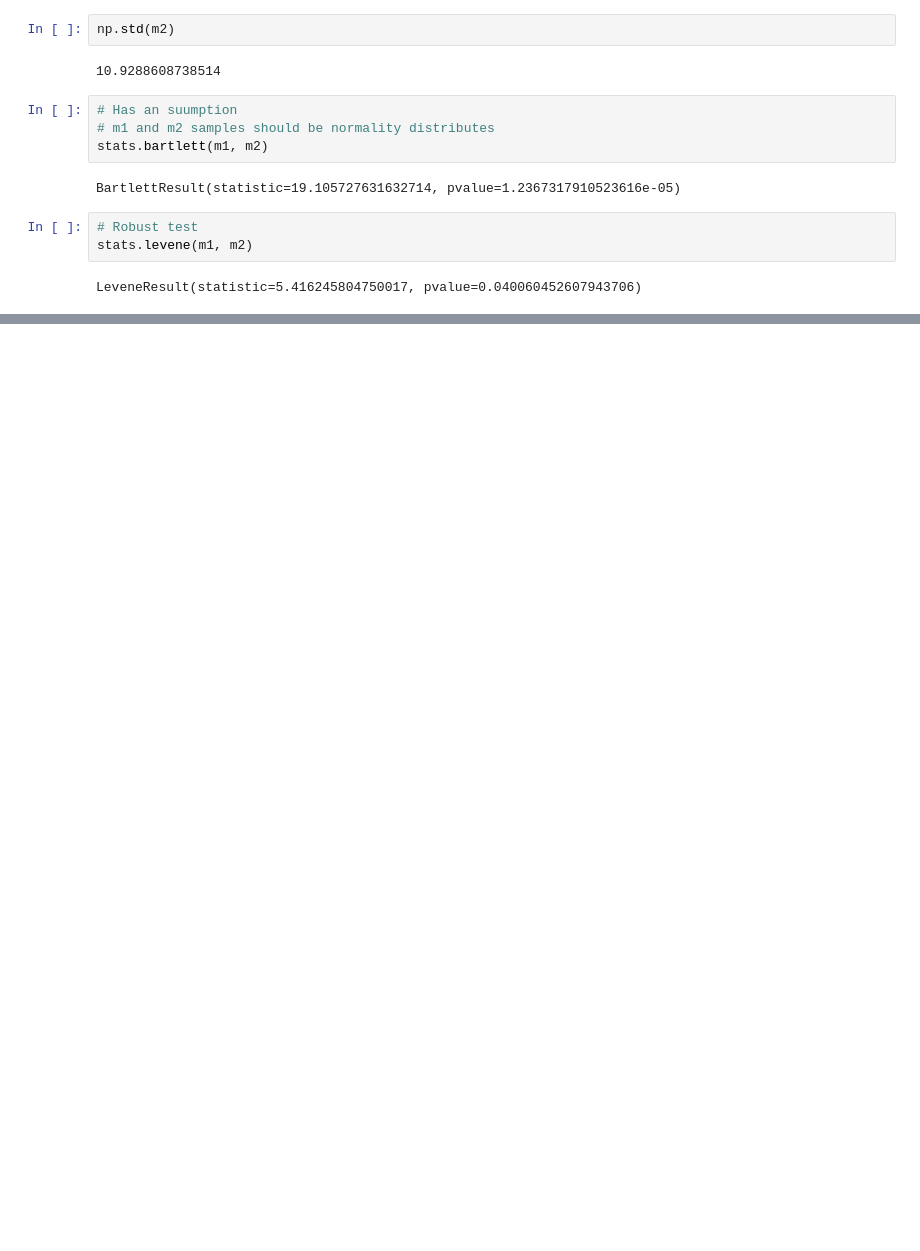
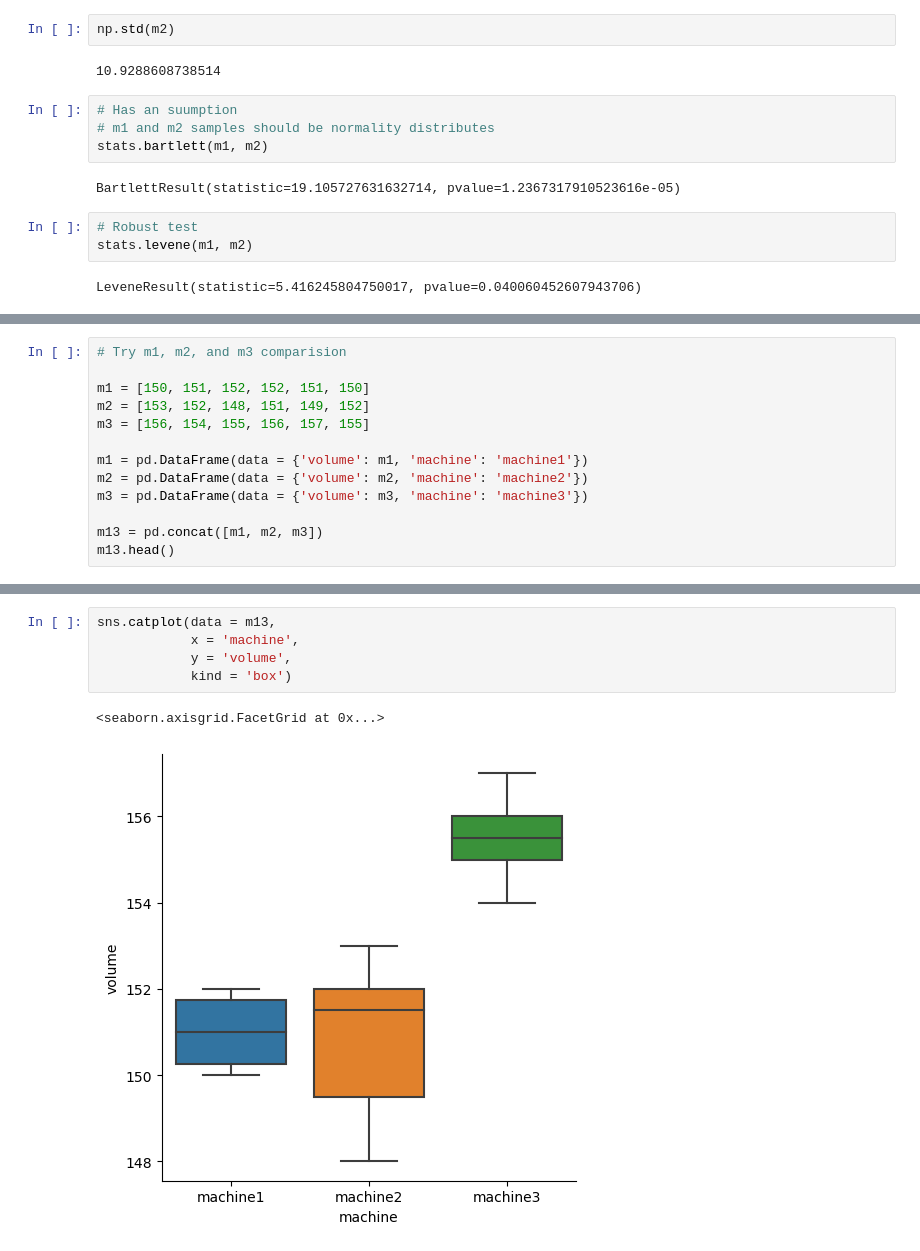
Before and after one commit to rahul-raoniar/Statistics-for-Data-Analysis-using-Python, a Jupyter notebook: 8 Hypothesis testing part 2 (two sample tests)/two_sample_tests.ipynb, the cells around one changed output, grey strips where cells are left out. Drawn from its saved outputs; the diff is of its cells as text; blank space fills up the shorter version.

```diff
--- a/8 Hypothesis testing part 2 (two sample tests)/two_sample_tests.ipynb
+++ b/8 Hypothesis testing part 2 (two sample tests)/two_sample_tests.ipynb
@@ -297,0 +467,13 @@ LeveneResult(statistic=5.416245804750017, pvalue=0.040060452607943706)
+# %%
+# Try m1, m2, and m3 comparision
+
+m1 = [150, 151, 152, 152, 151, 150]
+m2 = [153, 152, 148, 151, 149, 152]
+m3 = [156, 154, 155, 156, 157, 155]
+
+m1 = pd.DataFrame(data = {'volume': m1, 'machine': 'machine1'})
+m2 = pd.DataFrame(data = {'volume': m2, 'machine': 'machine2'})
+m3 = pd.DataFrame(data = {'volume': m3, 'machine': 'machine3'})
+
+m13 = pd.concat([m1, m2, m3])
+m13.head()
@@ -297,0 +502,8 @@ LeveneResult(statistic=5.416245804750017, pvalue=0.040060452607943706)
+# %%
+sns.catplot(data = m13,
+            x = 'machine',
+            y = 'volume',
+            kind = 'box')
+# %% [output]
+<seaborn.axisgrid.FacetGrid at 0x...>
+[figure, added]
```
Also changed, not shown: parts of 23 cells of this notebook, 1 other file.
